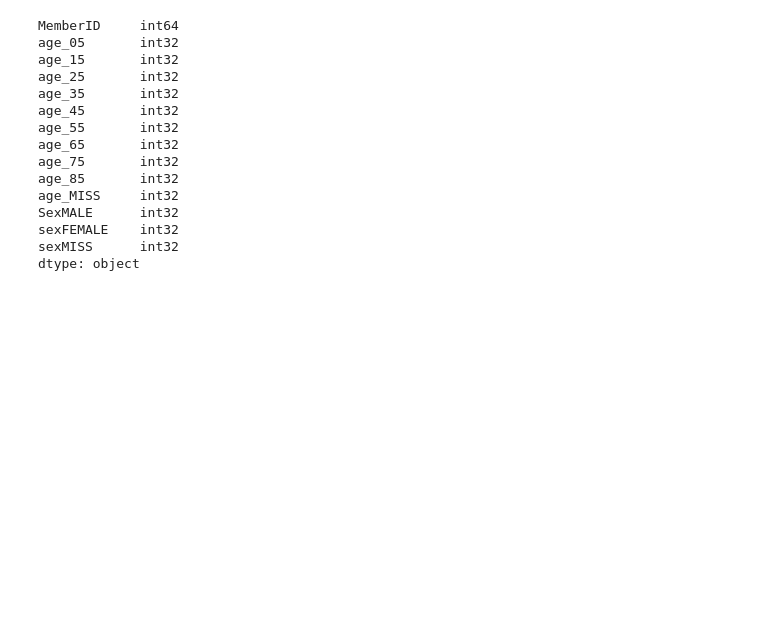
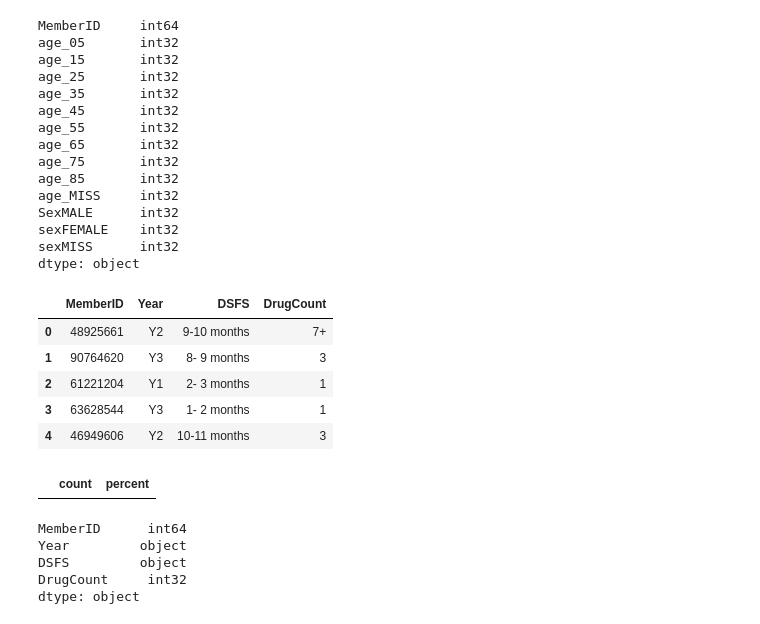
Before and after one commit to truongkhanhduy95/Heritage-Health-Prize, a Jupyter notebook: data-preprocessing.ipynb, the cells around one changed output. Cells and saved outputs as stored; diff of their text form; code cells hidden in the pictures; blank space fills up the shorter version.

```diff
--- a/data-preprocessing.ipynb
+++ b/data-preprocessing.ipynb
@@ -345,3 +345,31 @@ SexMALE      int32
 sexFEMALE    int32
 sexMISS      int32
 dtype: object
+# %%
+df_drug.head()
+# %% [output]
+|  | MemberID | Year | DSFS | DrugCount |
+| 0 | 48925661 | Y2 | 9-10 months | 7+ |
+| 1 | 90764620 | Y3 | 8- 9 months | 3 |
+| 2 | 61221204 | Y1 | 2- 3 months | 1 |
+| 3 | 63628544 | Y3 | 1- 2 months | 1 |
+| 4 | 46949606 | Y2 | 10-11 months | 3 |
+# %%
+count_nulls(df_drug)
+# %% [output]
+|  | count | percent |
+# %%
+def updateDrugCount():
+    df_drug.loc[df_drug['DrugCount']=='7+','DrugCount'] = 7
+
+    df_drug['DrugCount'] = df_drug['DrugCount'].astype(int)
+    return
+
+updateDrugCount()
+df_drug.dtypes
+# %% [output]
+MemberID      int64
+Year         object
+DSFS         object
+DrugCount     int32
+dtype: object
```
